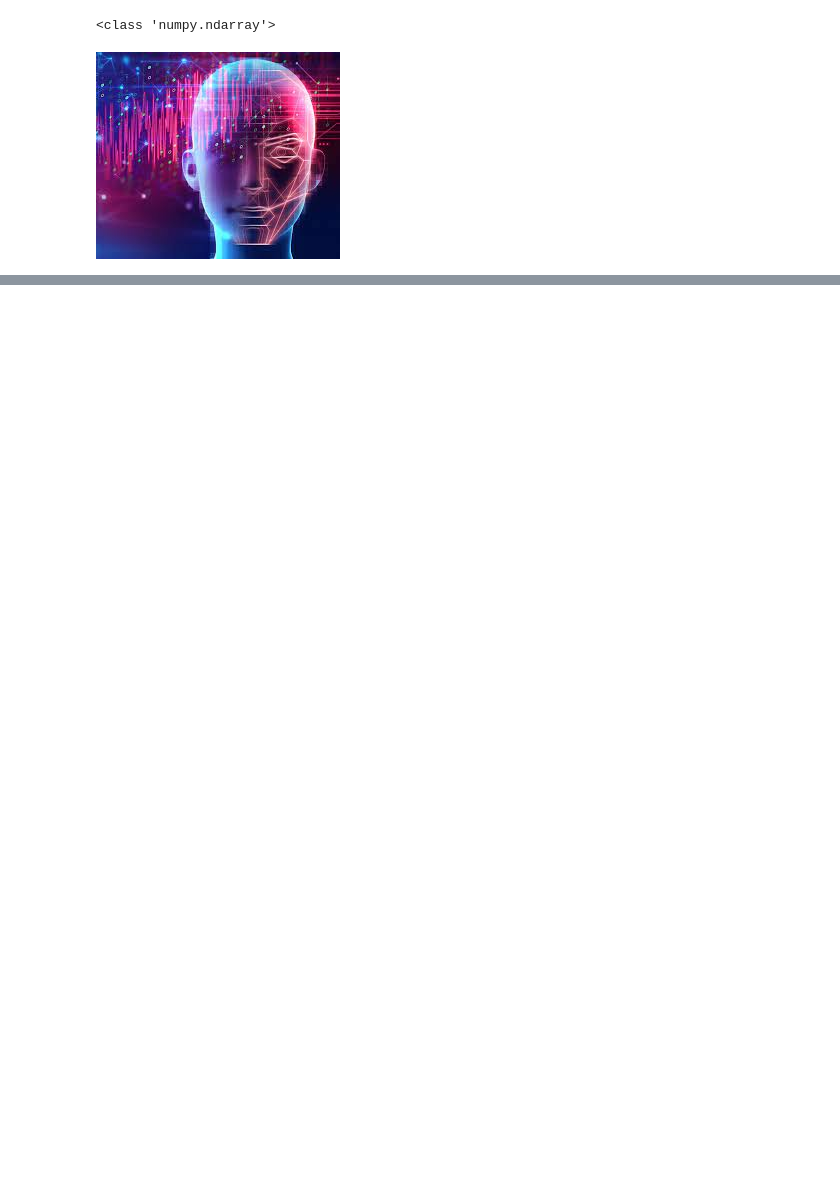
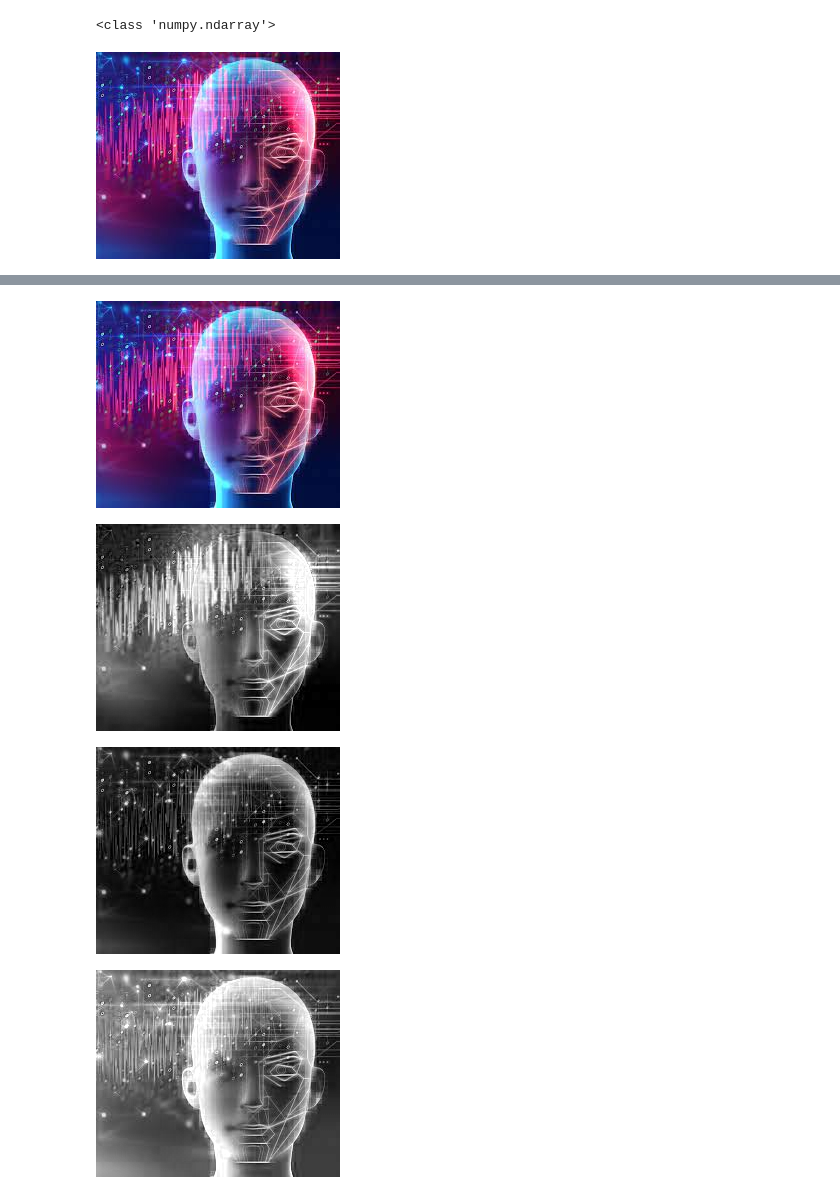
Before and after one commit to VenkatakrishnaHR/Image-Processing-Lab, a Jupyter notebook: showImage.ipynb, the cells around one changed output, grey strips where cells are left out. Cells and saved outputs as stored; diff of their text form; code cells hidden in the pictures; blank space fills up the shorter version.

```diff
--- a/showImage.ipynb
+++ b/showImage.ipynb
@@ -28,0 +77,11 @@ cv2.destroyAllWindows()
+# %%
+b, g, r = cv2.split(img)
+cv2_imshow( img )
+cv2_imshow( r )
+cv2_imshow( g )
+cv2_imshow( b )
+# %% [output]
+[figure, added]
+[figure, added]
+[figure, added]
+[figure, added]
```
Also changed, not shown: parts of 12 cells of this notebook.
